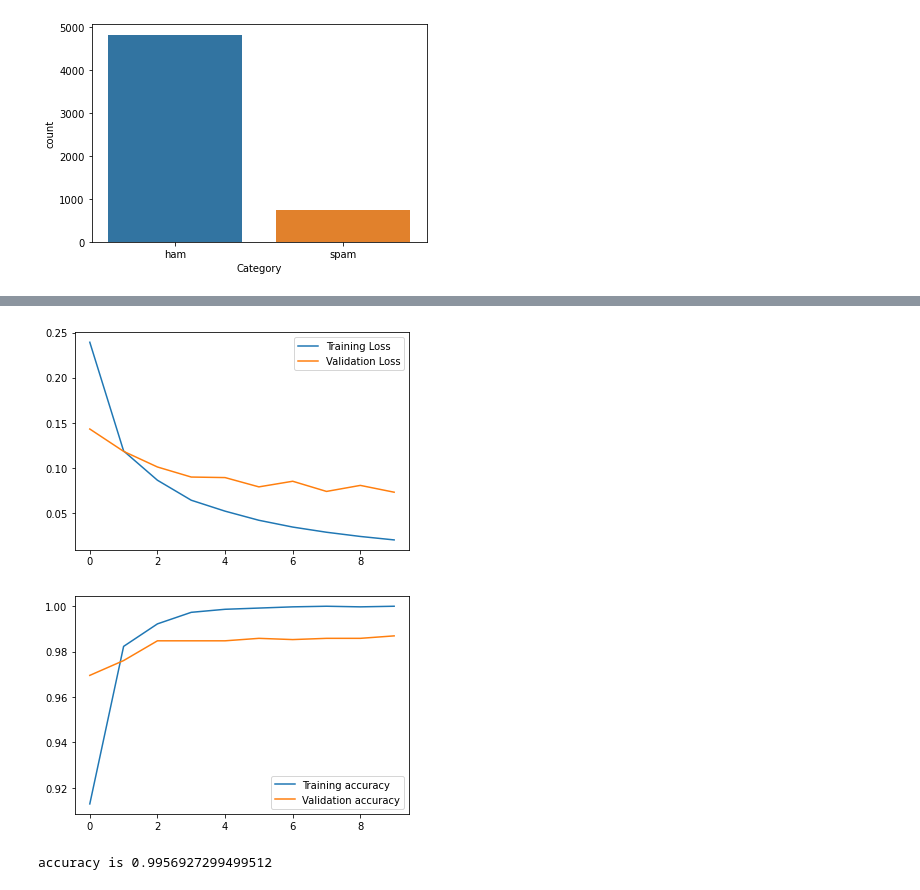
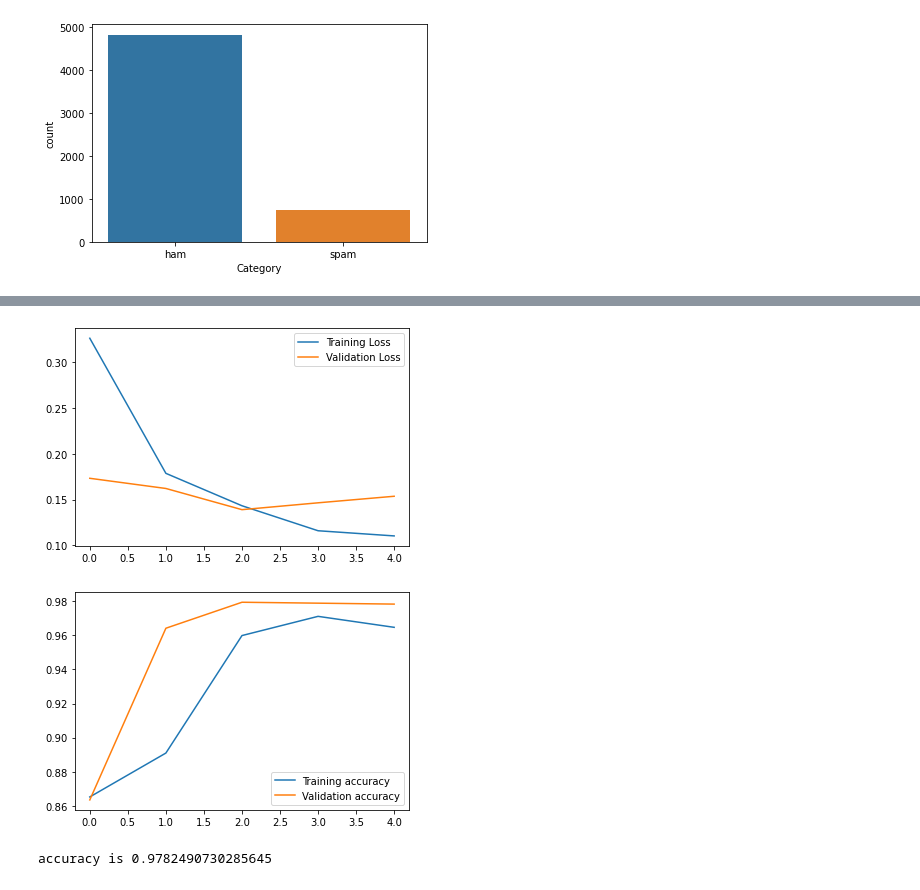
Before and after one commit to pauldoucet/email-spam-classification, a Jupyter notebook: email-spam-classification.ipynb, the cells around one changed output, grey strips where cells are left out. Drawn from its saved outputs; the diff is of its cells as text; code cells hidden in the pictures.

```diff
--- a/email-spam-classification.ipynb
+++ b/email-spam-classification.ipynb
@@ -86,6 +110,9 @@ le = LabelEncoder()
 
 cleaned_df = clean_text(df)
 cleaned_df["Category"] = le.fit_transform(cleaned_df["Category"].to_numpy())
+
+cleaned_df["Category"] = cleaned_df["Category"].map({1:0, 0:1})
+
 cleaned_df.head()
 # %% [output]
 |  | Category | Message |
@@ -121,13 +167,15 @@ model = Sequential()
 model.add(layers.Embedding(input_dim = num_words + 1,
                           output_dim = embedding_dim,
                           input_length = maxlen))
+model.add(layers.Dropout(0.2))
 model.add(layers.Flatten())
-model.add(layers.Dense(10, activation = "relu"))
+model.add(layers.Dense(20, activation = "relu"))
+model.add(layers.Dropout(0.5))
 model.add(layers.Dense(1, activation = "sigmoid"))
 
 model.compile(optimizer = "adam",
               loss = "binary_crossentropy",
-              metrics = "accuracy")
+              metrics = ["accuracy", tf.keras.metrics.Recall(class_id = 0)])
 
 model.summary()
 # %% [output]
@@ -150,6 +204,6 @@ _________________________________________________________________
 # %%
 history = model.fit(X_train, y_train,
-                   epochs = 10,
+                   epochs = 5,
                    validation_data = (X_test, y_test),
                    batch_size = 10)
 # %% [output]
@@ -176,10 +223,11 @@ Epoch 10/10
 # %%
-loss, accuracy = model.evaluate(X_test, y_test)
+loss, accuracy, recall = model.evaluate(X_test, y_test)
 print(loss)
 plt.plot(history.history["loss"])
 plt.plot(history.history["val_loss"])
 plt.legend(["Training Loss", "Validation Loss"])
 plt.show()
+
 plt.plot(history.history["accuracy"])
 plt.plot(history.history["val_accuracy"])
 plt.legend(["Training accuracy", "Validation accuracy"])
@@ -192,3 +240,3 @@ print(f"accuracy is {accuracy}")
-[figure, old version]
+[figure, new version]
-[figure, old version]
+[figure, new version]
-accuracy is 0.9956927299499512
+accuracy is 0.9782490730285645
```
Also changed, not shown: parts of 24 cells of this notebook, 1 other file.
